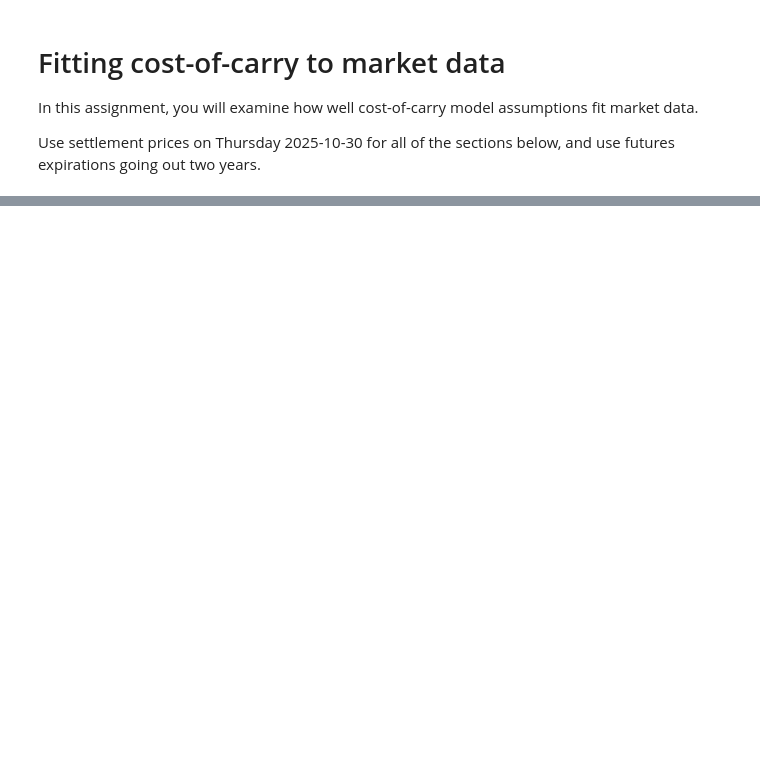
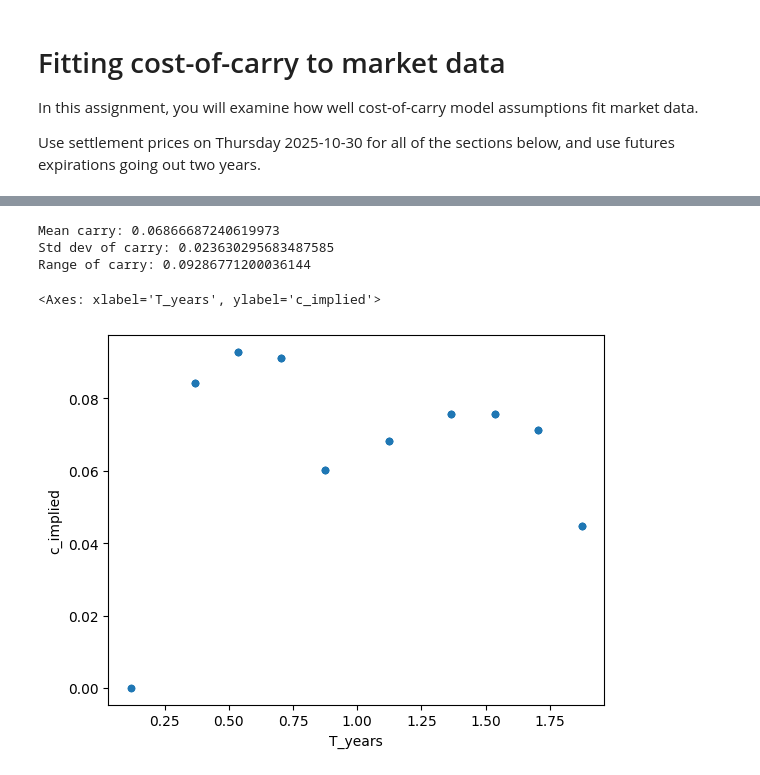
Before and after one commit to AdithSrinivasan/finm37000-2025, a Jupyter notebook: notebooks/cost_of_carry.ipynb, the cells around one changed output, grey strips where cells are left out. Cells and saved outputs as stored; diff of their text form; code cells hidden in the pictures; blank space fills up the shorter version.

```diff
--- a/notebooks/cost_of_carry.ipynb
+++ b/notebooks/cost_of_carry.ipynb
@@ -17,0 +334,18 @@ only for the back months.
+# %%
+c_mean = back_months["c_implied"].mean()
+c_std = back_months["c_implied"].std()
+c_min = back_months["c_implied"].min()
+c_max = back_months["c_implied"].max()
+
+print("Mean carry:", c_mean)
+print("Std dev of carry:", c_std)
+print("Range of carry:", c_max - c_min)
+# %% [output]
+Mean carry: 0.06866687240619973
+Std dev of carry: 0.023630295683487585
+Range of carry: 0.09286771200036144
+# %%
+back_months.plot.scatter(x="T_years", y="c_implied")
+# %% [output]
+<Axes: xlabel='T_years', ylabel='c_implied'>
+[figure, added]
```
Also changed, not shown: parts of 17 cells of this notebook.
